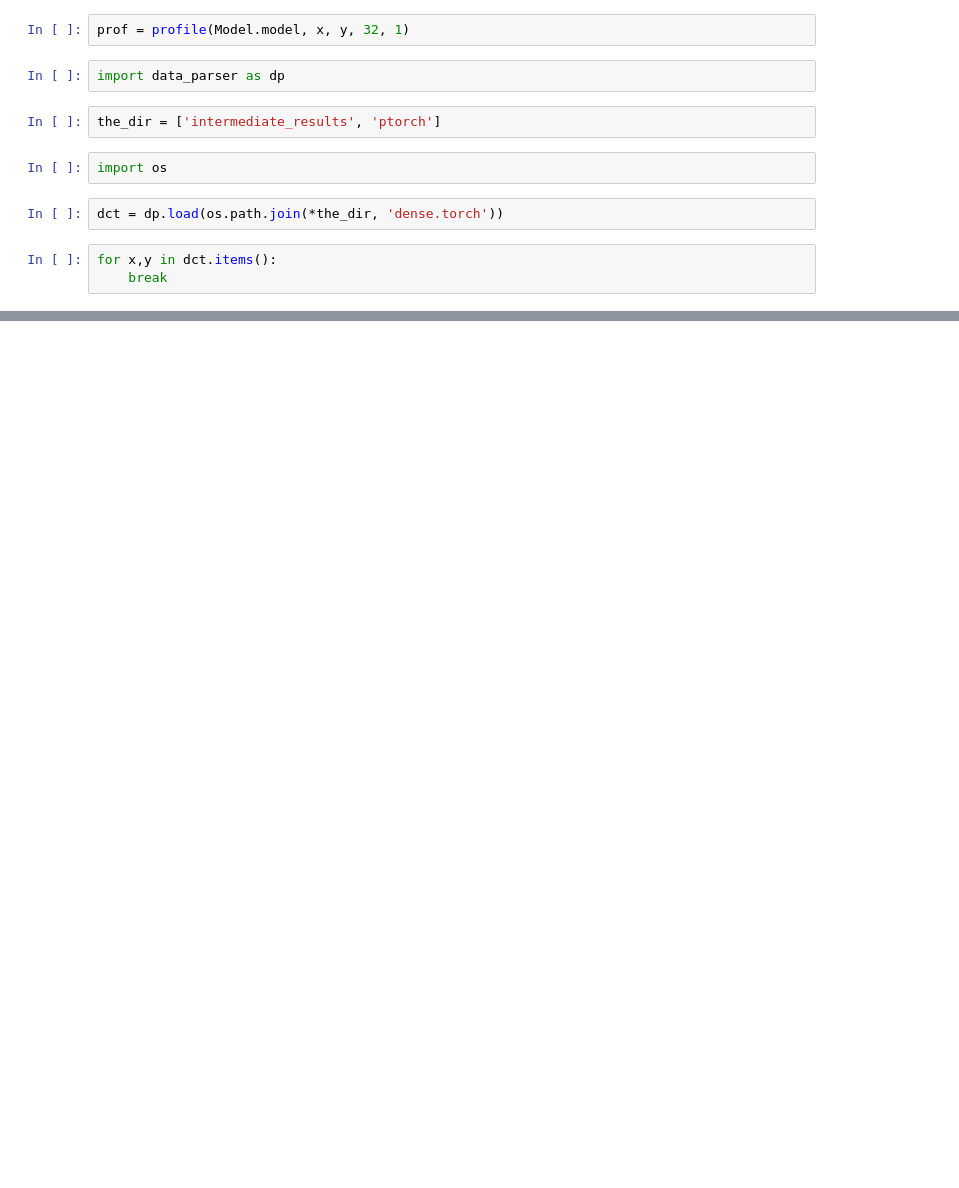
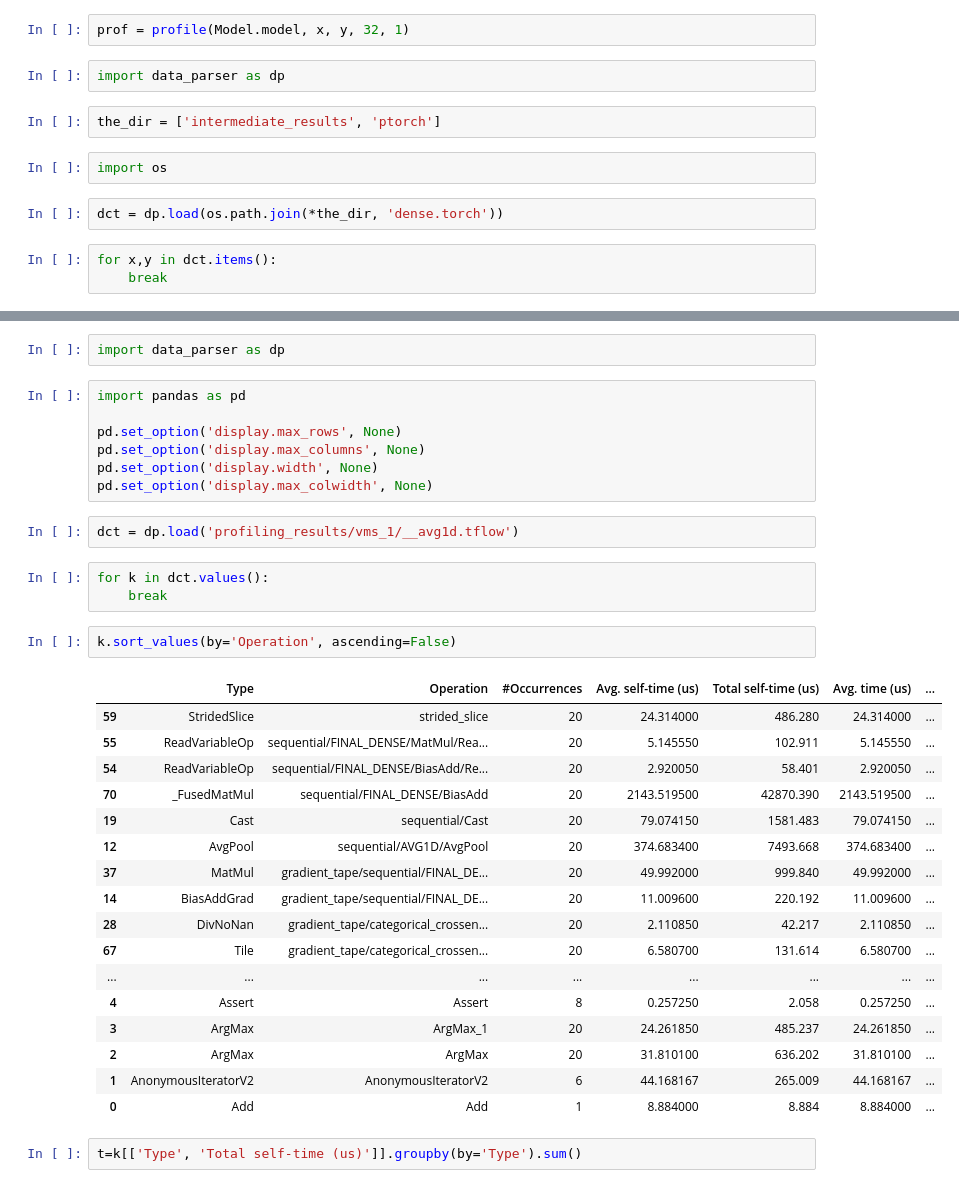
Before and after one commit to vlamprinidis/NN_prediction, a Jupyter notebook: temp.ipynb, the cells around one changed output, grey strips where cells are left out. Cells and saved outputs as stored; diff of their text form; blank space fills up the shorter version.

```diff
--- a/temp.ipynb
+++ b/temp.ipynb
@@ -227,0 +178,36 @@ y.sort_values(by='CPU total (us)')
+# %%
+import data_parser as dp
+# %%
+import pandas as pd
+
+pd.set_option('display.max_rows', None)
+pd.set_option('display.max_columns', None)
+pd.set_option('display.width', None)
+pd.set_option('display.max_colwidth', None)
+# %%
+dct = dp.load('profiling_results/vms_1/__avg1d.tflow')
+# %%
+for k in dct.values():
+    break
+# %%
+k.sort_values(by='Operation', ascending=False)
+# %% [output]
+|  | Type | Operation | #Occurrences | Avg. self-time (us) | Total self-time (us) | Avg. time (us) | ... |
+| 59 | StridedSlice | strided_slice | 20 | 24.314000 | 486.280 | 24.314000 | ... |
+| 55 | ReadVariableOp | sequential/FINAL_DENSE/MatMul/Rea... | 20 | 5.145550 | 102.911 | 5.145550 | ... |
+| 54 | ReadVariableOp | sequential/FINAL_DENSE/BiasAdd/Re... | 20 | 2.920050 | 58.401 | 2.920050 | ... |
+| 70 | _FusedMatMul | sequential/FINAL_DENSE/BiasAdd | 20 | 2143.519500 | 42870.390 | 2143.519500 | ... |
+| 19 | Cast | sequential/Cast | 20 | 79.074150 | 1581.483 | 79.074150 | ... |
+| 12 | AvgPool | sequential/AVG1D/AvgPool | 20 | 374.683400 | 7493.668 | 374.683400 | ... |
+| 37 | MatMul | gradient_tape/sequential/FINAL_DE... | 20 | 49.992000 | 999.840 | 49.992000 | ... |
+| 14 | BiasAddGrad | gradient_tape/sequential/FINAL_DE... | 20 | 11.009600 | 220.192 | 11.009600 | ... |
+| 28 | DivNoNan | gradient_tape/categorical_crossen... | 20 | 2.110850 | 42.217 | 2.110850 | ... |
+| 67 | Tile | gradient_tape/categorical_crossen... | 20 | 6.580700 | 131.614 | 6.580700 | ... |
+| ... | ... | ... | ... | ... | ... | ... | ... |
+| 4 | Assert | Assert | 8 | 0.257250 | 2.058 | 0.257250 | ... |
+| 3 | ArgMax | ArgMax_1 | 20 | 24.261850 | 485.237 | 24.261850 | ... |
+| 2 | ArgMax | ArgMax | 20 | 31.810100 | 636.202 | 31.810100 | ... |
+| 1 | AnonymousIteratorV2 | AnonymousIteratorV2 | 6 | 44.168167 | 265.009 | 44.168167 | ... |
+| 0 | Add | Add | 1 | 8.884000 | 8.884 | 8.884000 | ... |
+# %%
+t=k[['Type', 'Total self-time (us)']].groupby(by='Type').sum()
```
Also changed, not shown: parts of 7 cells of this notebook, 7 other files.
